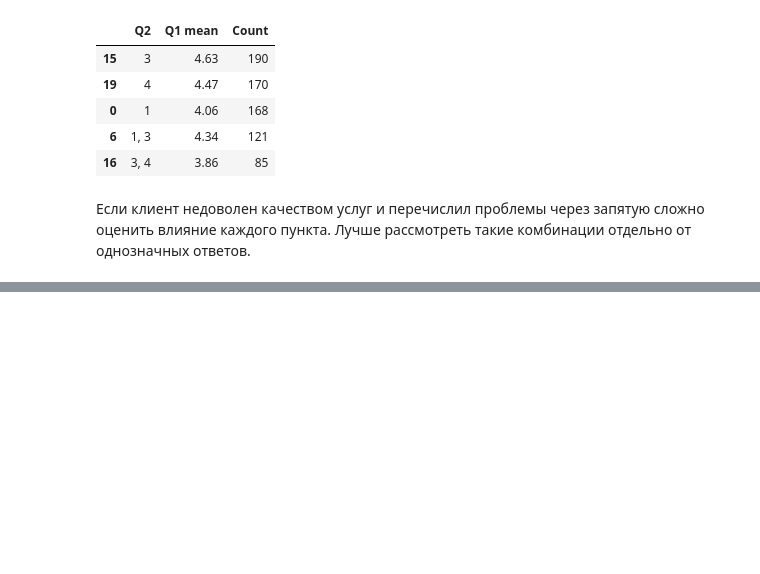
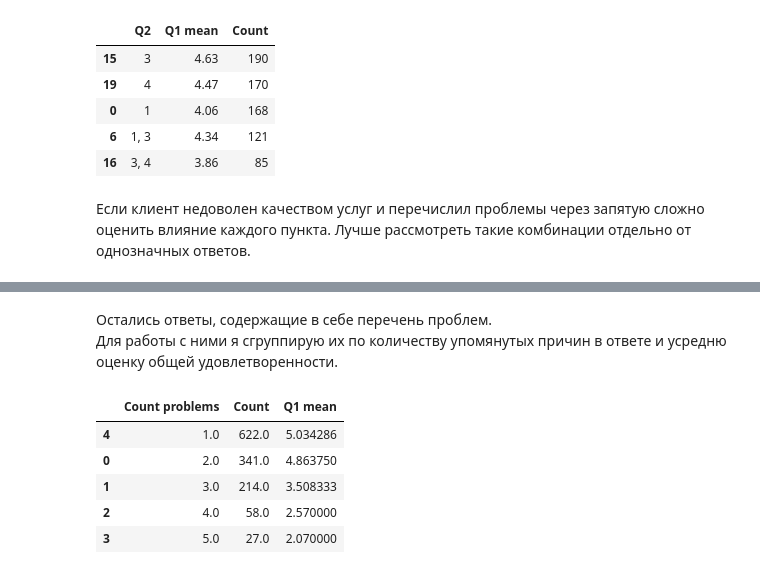
Before and after one commit to Egor-Siemens/Diploma_in_Data_Analytics, a Jupyter notebook: Graduate_work.ipynb, the cells around one changed output, grey strips where cells are left out. Drawn from its saved outputs; the diff is of its cells as text; code cells hidden in the pictures; blank space fills up the shorter version.

```diff
--- a/Graduate_work.ipynb
+++ b/Graduate_work.ipynb
@@ -362,0 +435,27 @@ one_answer = df_part1[df_part1.Q2.isin(['1', '2', '3', '4', '5', '6', '7'])].cop
+# %% [markdown]
+Остались ответы, содержащие в себе перечень проблем.<br>
+Для работы с ними я сгруппирую их по количеству упомянутых причин в ответе и усредню оценку общей удовлетворенности.
+# %%
+# Датафрейм, содержащий в себе сочетания проблем
+list_of_problems = df_part1[~df_part1.Q2.isin(['1', '2', '3', '4', '5', '6', '7'])].copy()
+
+# Кол-во перечисленных проблем в ответе
+list_of_problems['Count problems'] = list_of_problems.Q2.apply(lambda x: len(x.split(',')))
+
+# Группировка по кол-ву упомянутых проблем и расчет статистик
+list_of_problems = list_of_problems.groupby('Count problems').agg({'Count': 'sum', 'Q1 mean': 'mean'}).reset_index()
+
+# Кол-во ответов и средняя оценка по ответам с одной проблемой для сравнения
+list_of_problems.loc[len(list_of_problems.index)] = [1, one_answer.Count.sum(), one_answer['Q1 mean'].mean()]
+
+# Просто сортировка
+list_of_problems.sort_values(by='Count problems', inplace=True)
+
+list_of_problems
+# %% [output]
+|  | Count problems | Count | Q1 mean |
+| 4 | 1.0 | 622.0 | 5.034286 |
+| 0 | 2.0 | 341.0 | 4.863750 |
+| 1 | 3.0 | 214.0 | 3.508333 |
+| 2 | 4.0 | 58.0 | 2.570000 |
+| 3 | 5.0 | 27.0 | 2.070000 |
```
Also changed, not shown: parts of 17 cells of this notebook.
